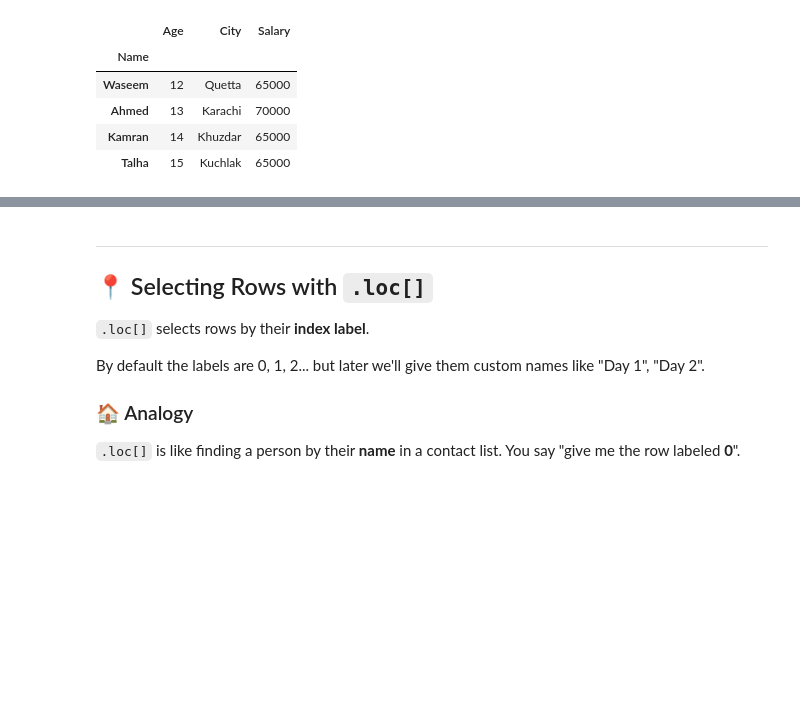
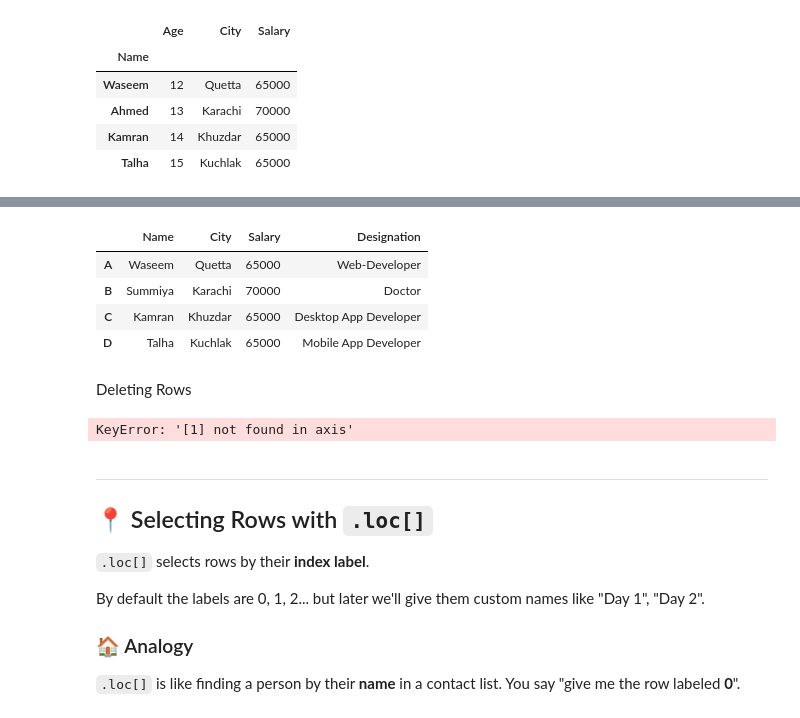
Before and after one commit to waseem-development/AI-NAVTTC, a Jupyter notebook: python/pandas/3_pandas_dataframes.ipynb, the cells around one changed output, grey strips where cells are left out. Cells and saved outputs as stored; diff of their text form; code cells hidden in the pictures; blank space fills up the shorter version.

```diff
--- a/python/pandas/3_pandas_dataframes.ipynb
+++ b/python/pandas/3_pandas_dataframes.ipynb
@@ -87,3 +118,17 @@ my_new_df_with_indexes_changed_later
+# %%
+df_01
+# %% [output]
+|  | Name | City | Salary | Designation |
+| A | Waseem | Quetta | 65000 | Web-Developer |
+| B | Summiya | Karachi | 70000 | Doctor |
+| C | Kamran | Khuzdar | 65000 | Desktop App Developer |
+| D | Talha | Kuchlak | 65000 | Mobile App Developer |
+# %% [markdown]
+Deleting Rows
+# %%
+df_01.drop(1, axis=0)
+# %% [output]
+KeyError: '[1] not found in axis'
 # %%
 data = {
     "calories": [420, 380, 390],
```
Also changed, not shown: parts of 9 cells of this notebook.
